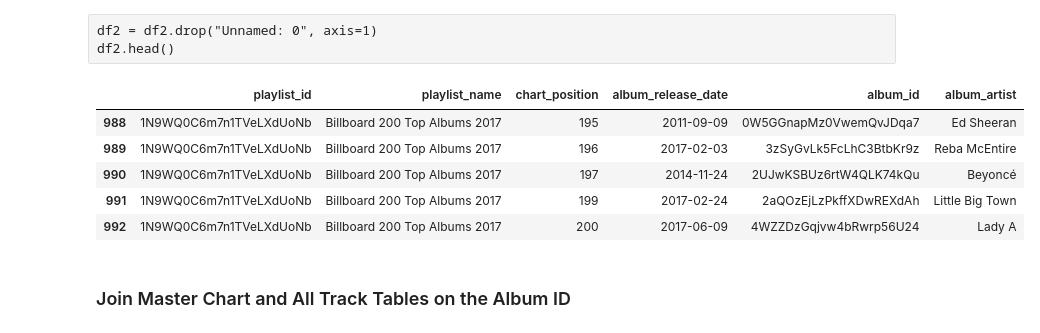
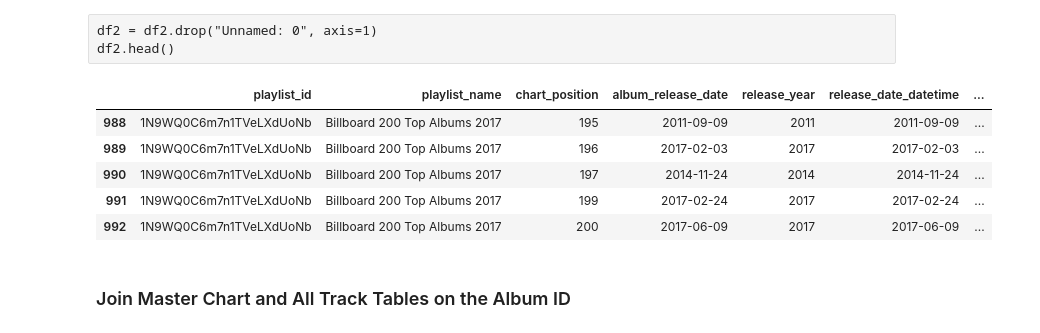
Before and after one commit to katieravenwood/Spotify-Five-Year-Analysis-Project, a Jupyter notebook: notebooks/ExploratoryAnalysis.ipynb, the cells around one changed output. Cells and saved outputs as stored; diff of their text form; code cells hidden in the pictures.

```diff
--- a/notebooks/ExploratoryAnalysis.ipynb
+++ b/notebooks/ExploratoryAnalysis.ipynb
@@ -56,15 +57,15 @@ df2.head()
 position_int = list(df2['position'])
 df2['chart_position'] = position_int
 # %%
-df3 = df2[["playlist_id", "playlist_name", "chart_position", "album_release_date", "album_id", 'album_artist']]
+df3 = df2[["playlist_id", "playlist_name", "chart_position", "album_release_date", "release_year", "release_date_datetime", "album_id", 'album_artist']]
 df3.tail()
 # %% [output]
-|  | playlist_id | playlist_name | chart_position | album_release_date | album_id | album_artist |
-| 988 | 1N9WQ0C6m7n1TVeLXdUoNb | Billboard 200 Top Albums 2017 | 195 | 2011-09-09 | 0W5GGnapMz0VwemQvJDqa7 | Ed Sheeran |
-| 989 | 1N9WQ0C6m7n1TVeLXdUoNb | Billboard 200 Top Albums 2017 | 196 | 2017-02-03 | 3zSyGvLk5FcLhC3BtbKr9z | Reba McEntire |
-| 990 | 1N9WQ0C6m7n1TVeLXdUoNb | Billboard 200 Top Albums 2017 | 197 | 2014-11-24 | 2UJwKSBUz6rtW4QLK74kQu | Beyoncé |
-| 991 | 1N9WQ0C6m7n1TVeLXdUoNb | Billboard 200 Top Albums 2017 | 199 | 2017-02-24 | 2aQOzEjLzPkffXDwREXdAh | Little Big Town |
-| 992 | 1N9WQ0C6m7n1TVeLXdUoNb | Billboard 200 Top Albums 2017 | 200 | 2017-06-09 | 4WZZDzGqjvw4bRwrp56U24 | Lady A |
+|  | playlist_id | playlist_name | chart_position | album_release_date | release_year | release_date_datetime | ... |
+| 988 | 1N9WQ0C6m7n1TVeLXdUoNb | Billboard 200 Top Albums 2017 | 195 | 2011-09-09 | 2011 | 2011-09-09 | ... |
+| 989 | 1N9WQ0C6m7n1TVeLXdUoNb | Billboard 200 Top Albums 2017 | 196 | 2017-02-03 | 2017 | 2017-02-03 | ... |
+| 990 | 1N9WQ0C6m7n1TVeLXdUoNb | Billboard 200 Top Albums 2017 | 197 | 2014-11-24 | 2014 | 2014-11-24 | ... |
+| 991 | 1N9WQ0C6m7n1TVeLXdUoNb | Billboard 200 Top Albums 2017 | 199 | 2017-02-24 | 2017 | 2017-02-24 | ... |
+| 992 | 1N9WQ0C6m7n1TVeLXdUoNb | Billboard 200 Top Albums 2017 | 200 | 2017-06-09 | 2017 | 2017-06-09 | ... |
 # %% [markdown]
 ### Join Master Chart and All Track Tables on the Album ID
 # %%
```
Also changed, not shown: parts of 32 cells of this notebook, 11 other files.
